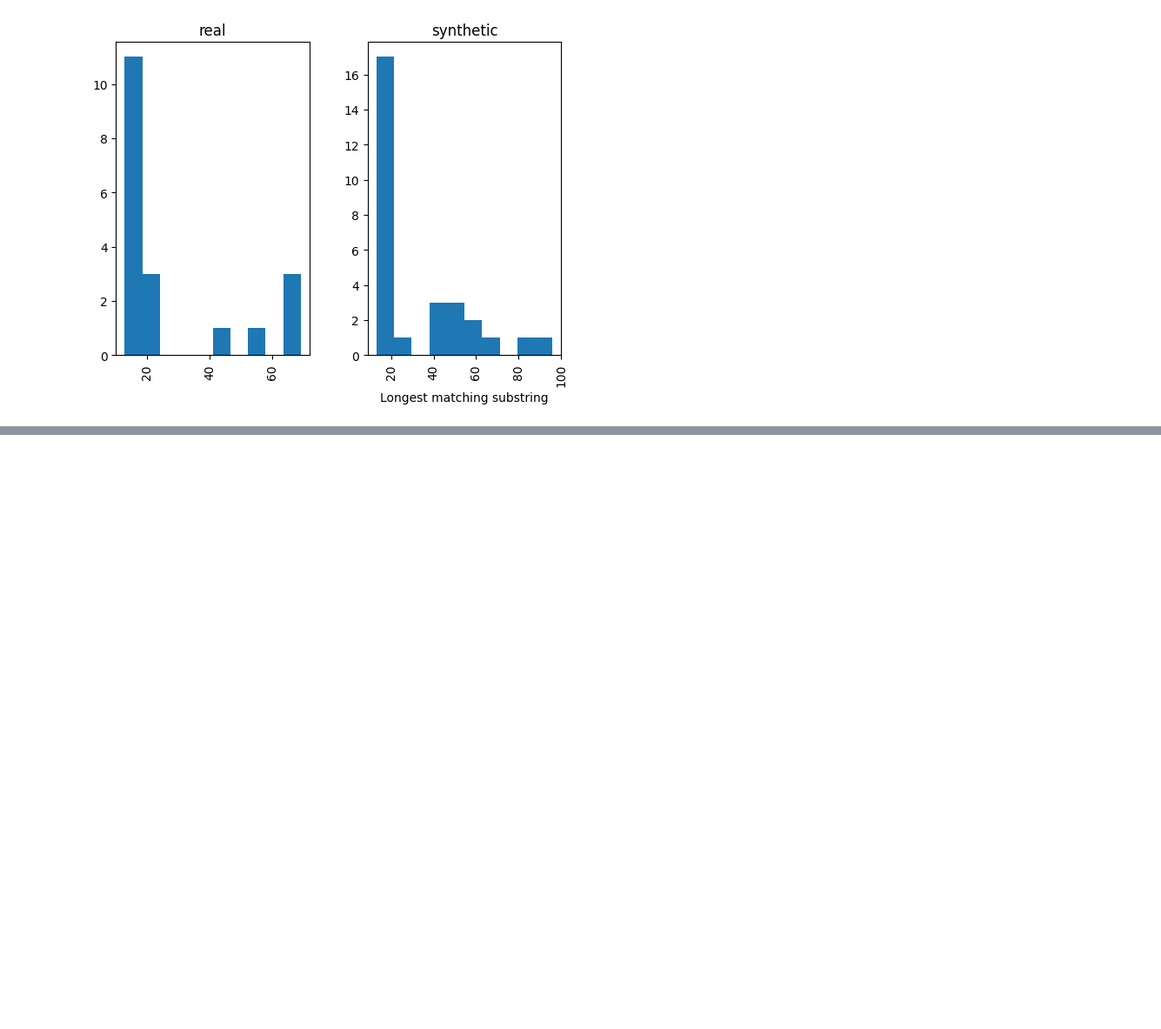
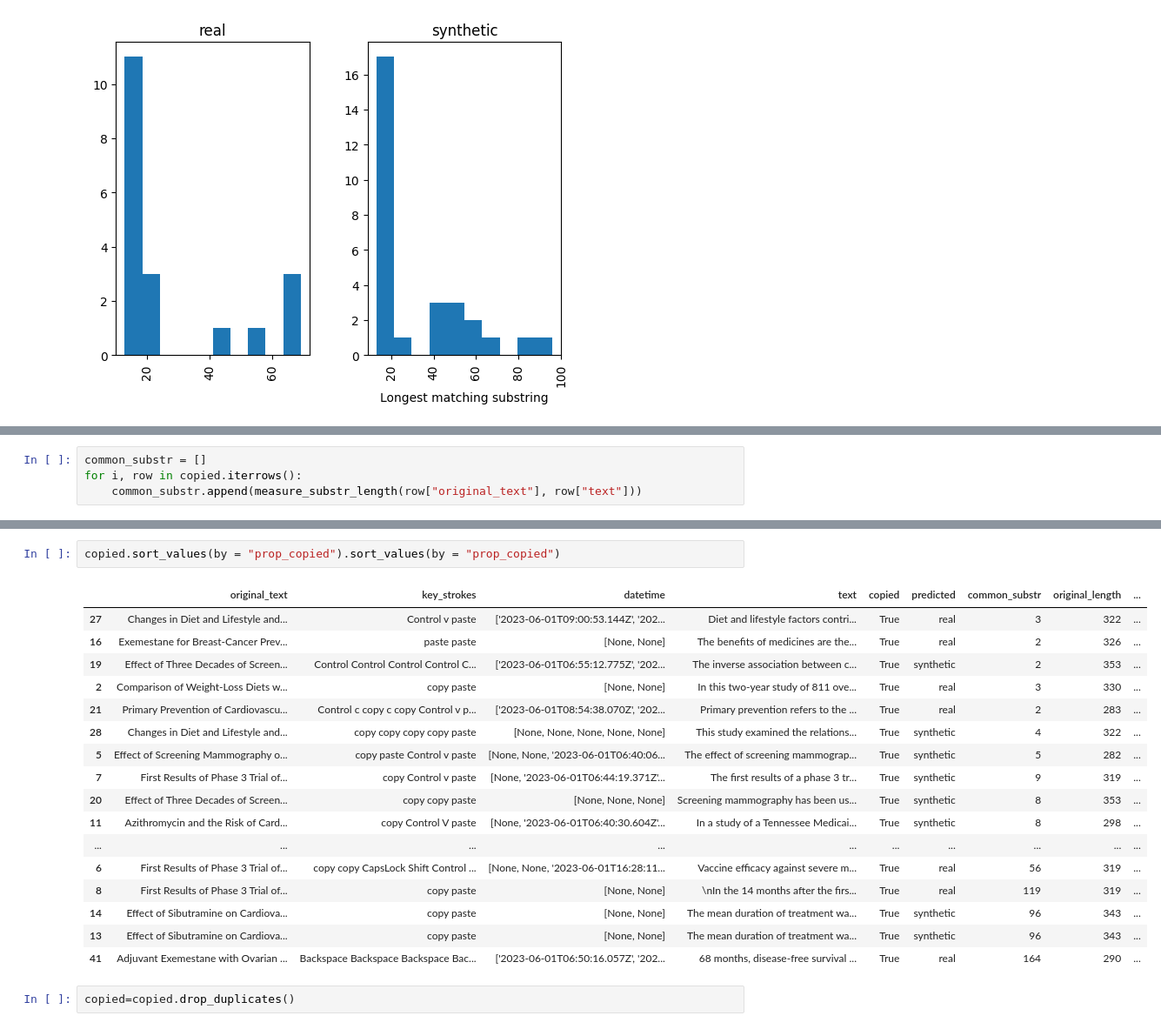
Before and after one commit to epfl-dlab/GPTurk, a Jupyter notebook: src/2_string_matching.ipynb, the cells around one changed output, grey strips where cells are left out. Shown at 87% size. Saved outputs shown, nothing was run; the diff lists cells and outputs as text; blank space fills up the shorter version.

```diff
--- a/src/2_string_matching.ipynb
+++ b/src/2_string_matching.ipynb
@@ -331,0 +343,4 @@ Text(0.5, 0, 'Longest matching substring')
+# %%
+common_substr = []
+for i, row in copied.iterrows():
+    common_substr.append(measure_substr_length(row["original_text"], row["text"]))
@@ -331,0 +379,22 @@ Text(0.5, 0, 'Longest matching substring')
+# %%
+copied.sort_values(by = "prop_copied").sort_values(by = "prop_copied")
+# %% [output]
+|  | original_text | key_strokes | datetime | text | copied | predicted | common_substr | original_length | ... |
+| 27 | Changes in Diet and Lifestyle and... | Control v paste | ['2023-06-01T09:00:53.144Z', '202... | Diet and lifestyle factors contri... | True | real | 3 | 322 | ... |
+| 16 | Exemestane for Breast-Cancer Prev... | paste paste | [None, None] | The benefits of medicines are the... | True | real | 2 | 326 | ... |
+| 19 | Effect of Three Decades of Screen... | Control Control Control Control C... | ['2023-06-01T06:55:12.775Z', '202... | The inverse association between c... | True | synthetic | 2 | 353 | ... |
+| 2 | Comparison of Weight-Loss Diets w... | copy paste | [None, None] | In this two-year study of 811 ove... | True | real | 3 | 330 | ... |
+| 21 | Primary Prevention of Cardiovascu... | Control c copy c copy Control v p... | ['2023-06-01T08:54:38.070Z', '202... | Primary prevention refers to the ... | True | real | 2 | 283 | ... |
+| 28 | Changes in Diet and Lifestyle and... | copy copy copy copy paste | [None, None, None, None, None] | This study examined the relations... | True | synthetic | 4 | 322 | ... |
+| 5 | Effect of Screening Mammography o... | copy paste Control v paste | [None, None, '2023-06-01T06:40:06... | The effect of screening mammograp... | True | synthetic | 5 | 282 | ... |
+| 7 | First Results of Phase 3 Trial of... | copy Control v paste | [None, '2023-06-01T06:44:19.371Z'... | The first results of a phase 3 tr... | True | synthetic | 9 | 319 | ... |
+| 20 | Effect of Three Decades of Screen... | copy copy paste | [None, None, None] | Screening mammography has been us... | True | synthetic | 8 | 353 | ... |
+| 11 | Azithromycin and the Risk of Card... | copy Control V paste | [None, '2023-06-01T06:40:30.604Z'... | In a study of a Tennessee Medicai... | True | synthetic | 8 | 298 | ... |
+| ... | ... | ... | ... | ... | ... | ... | ... | ... | ... |
+| 6 | First Results of Phase 3 Trial of... | copy copy CapsLock Shift Control ... | [None, None, '2023-06-01T16:28:11... | Vaccine efficacy against severe m... | True | real | 56 | 319 | ... |
+| 8 | First Results of Phase 3 Trial of... | copy paste | [None, None] | \nIn the 14 months after the firs... | True | real | 119 | 319 | ... |
+| 14 | Effect of Sibutramine on Cardiova... | copy paste | [None, None] | The mean duration of treatment wa... | True | synthetic | 96 | 343 | ... |
+| 13 | Effect of Sibutramine on Cardiova... | copy paste | [None, None] | The mean duration of treatment wa... | True | synthetic | 96 | 343 | ... |
+| 41 | Adjuvant Exemestane with Ovarian ... | Backspace Backspace Backspace Bac... | ['2023-06-01T06:50:16.057Z', '202... | 68 months, disease-free survival ... | True | real | 164 | 290 | ... |
+# %%
+copied=copied.drop_duplicates()
```
Also changed, not shown: parts of 30 cells of this notebook, 14 other files.
